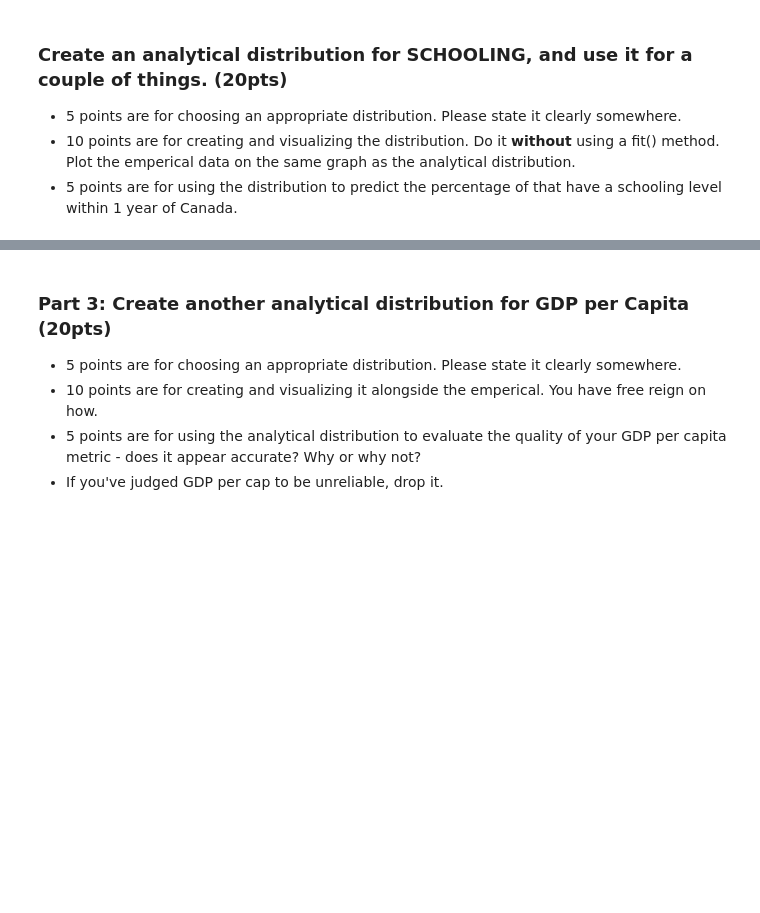
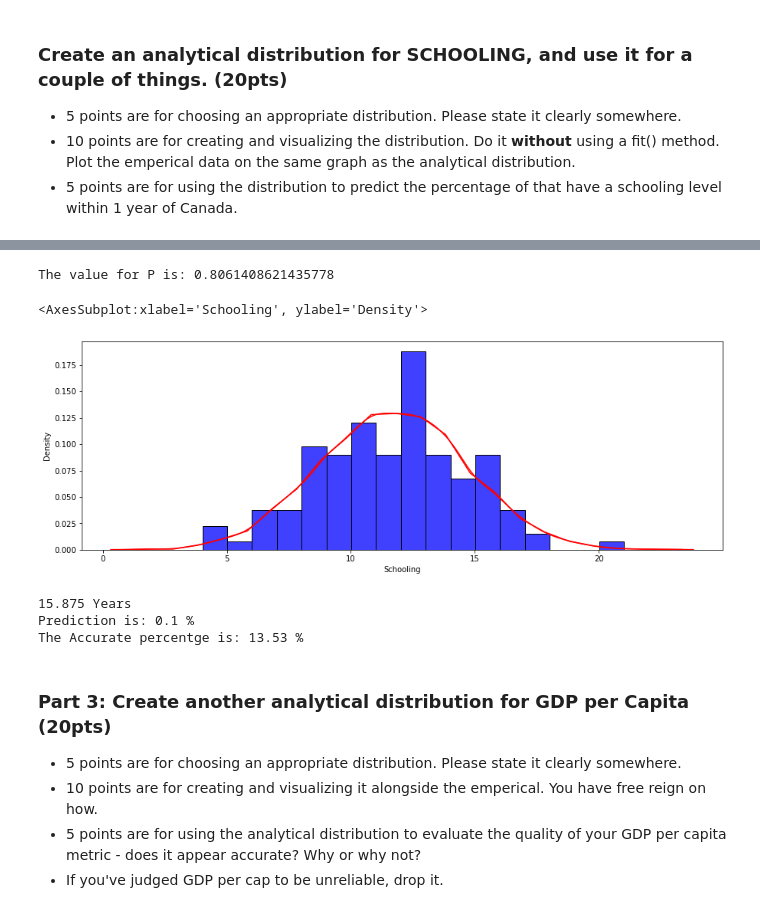
Before and after one commit to Isaacjimoh/BSIP_Assignment_2_Students, a Jupyter notebook: stats_asn_2_start.ipynb, the cells around one changed output, grey strips where cells are left out. Cells and saved outputs as stored; diff of their text form; code cells hidden in the pictures; blank space fills up the shorter version.

```diff
--- a/stats_asn_2_start.ipynb
+++ b/stats_asn_2_start.ipynb
@@ -64,3 +119,40 @@ Print each distribution is some type of visualization, also print the cumulative
+# %%
+# From the above histogram plotted, the school dataset looks considerably normal
+#Testing to confirm
+k2, p = ss.normaltest(dfLE["Schooling"])
+print("The value for P is:", p)
+# %% [output]
+The value for P is: 0.8061408621435778
+# %%
+#Analytical for Schooling
+#Analytical (Red) distribution for schooling
+#Empirical(Blue) distribution for schooling
+mu_schooling = dfLE["Schooling"].mean()
+sigma_schooling = dfLE["Schooling"].std()
+norm_schooling = ss.norm(mu_schooling, sigma_schooling)
+plt.clf()
+sns.histplot(data = norm_schooling.rvs(10000), binwidth = 1, color="red", stat="density", kde = True, element="poly", fill = False)
+sns.histplot(data = round(dfLE["Schooling"],4), binwidth = 1, color="blue", stat="density")
+# %% [output]
+<AxesSubplot:xlabel='Schooling', ylabel='Density'>
+[figure, added]
+# %%
+#Percentage that have a schooling level within 1 year of Canada.
+
+Index_can = dfLE.index[dfLE["Country"] == "Canada"]
+SchoolingCanada = dfLE.loc[Index_can.values[0], "Schooling"]
+print(SchoolingCanada,"Years")
+
+Prediction = norm_schooling.cdf(SchoolingCanada + 1) - norm_schooling.cdf(SchoolingCanada - 1)
+print("Prediction is:", np.round(Prediction,2), "%")
+
+EmpCdf_School = thinkstats2.Cdf(dfLE["Schooling"])
+Canada = EmpCdf_School.PercentileRank(SchoolingCanada + 1) - EmpCdf_School.PercentileRank(SchoolingCanada - 1)
+print("The Accurate percentge is:", np.round(Canada, 2),"%")
+# %% [output]
+15.875 Years
+Prediction is: 0.1 %
+The Accurate percentge is: 13.53 %
 # %% [markdown]
 ### Part 3: Create another analytical distribution for GDP per Capita (20pts)
 
```
Also changed, not shown: parts of 35 cells of this notebook.
